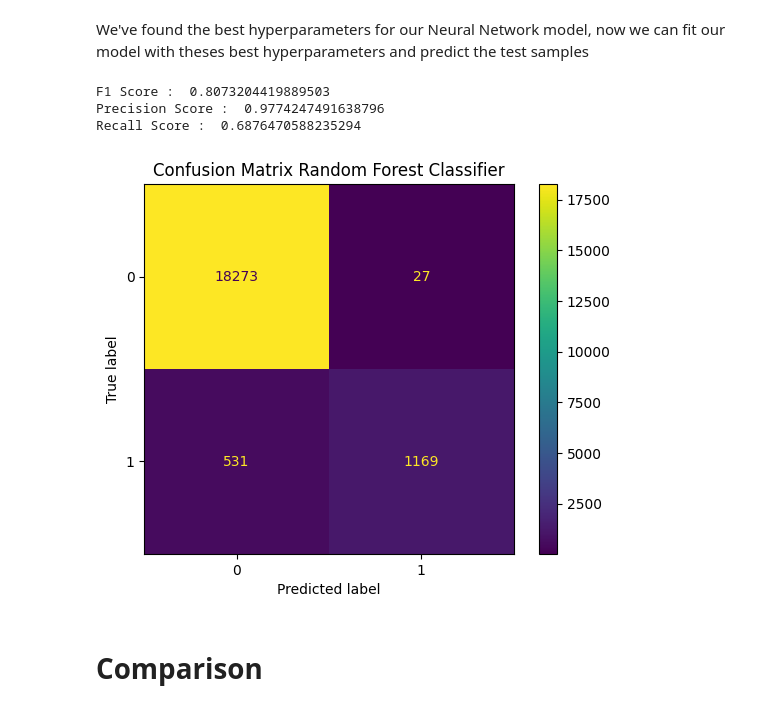
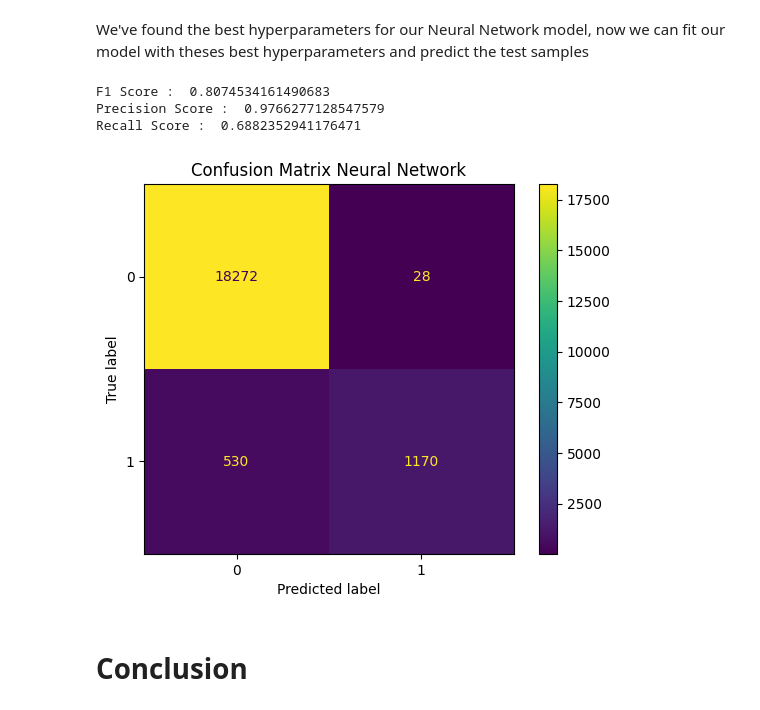
Before and after one commit to Antonin-MORENO/Diabetes-Prediction, a Jupyter notebook: report.ipynb, the cells around one changed output. Saved outputs shown, nothing was run; the diff lists cells and outputs as text; code cells hidden in the pictures.

Commit message:
conclusion

```diff
--- a/report.ipynb
+++ b/report.ipynb
@@ -344,24 +344,24 @@ prediction_mlp_test = mlp_best_param.predict(X_test_scaled)
 # %%
 f1_score_mlp = f1_score(y_test, prediction_mlp_test)
 precision_score_mlp = precision_score(y_test, prediction_mlp_test)
 recall_score_mlp = recall_score(y_test, prediction_mlp_test)
 
 print("F1 Score : ", f1_score_mlp)
 print("Precision Score : ", precision_score_mlp)
 print("Recall Score : ", recall_score_mlp)
 
 
 cm_mlp = confusion_matrix(y_test, prediction_mlp_test, labels = mlp_best_param.classes_)
 disp_conf_mlp = ConfusionMatrixDisplay(confusion_matrix = cm_mlp, display_labels = mlp_best_param.classes_)
 
 
 disp_conf_mlp.plot()
-plt.title("Confusion Matrix Random Forest Classifier")
+plt.title("Confusion Matrix Neural Network")
 plt.show()
 # %% [output]
-F1 Score :  0.8073204419889503
-Precision Score :  0.9774247491638796
-Recall Score :  0.6876470588235294
+F1 Score :  0.8074534161490683
+Precision Score :  0.9766277128547579
+Recall Score :  0.6882352941176471
-[figure, old version]
+[figure, new version]
 # %% [markdown]
-# Comparison
+# Conclusion
```
Also changed, not shown: parts of 2 cells of this notebook.
